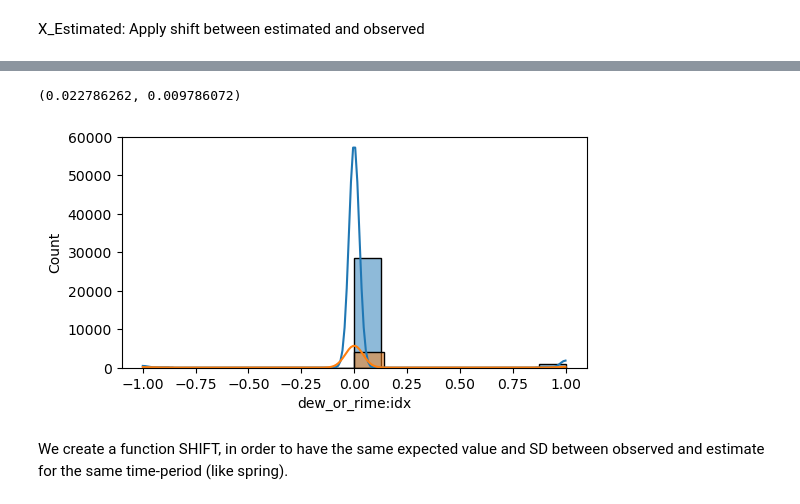
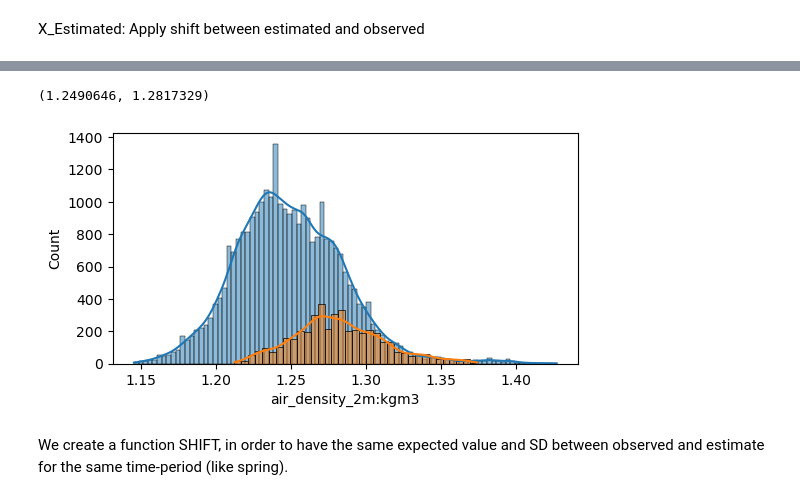
Before and after one commit to soricm/Time-Series-Forecasting-Solar-Energy-Production, a Jupyter notebook: Marijan/DATA-PROCESSING-CLEAN-Copy1.ipynb, the cells around one changed output, grey strips where cells are left out. Cells and saved outputs as stored; diff of their text form; code cells hidden in the pictures.

```diff
--- a/Marijan/DATA-PROCESSING-CLEAN-Copy1.ipynb
+++ b/Marijan/DATA-PROCESSING-CLEAN-Copy1.ipynb
@@ -627,16 +657,16 @@ X_test_estimated_c.shape[1],X_train_observed_c.shape[1]
 # %%
-i = 3
+i = 0
 
 fig, axes = plt.subplots(nrows=1, ncols=1, figsize=(6, 3))
 
 #sns.histplot(data=X_train_observed_a_est.loc[A_index21_est].iloc[:,i], kde=True)
 sns.histplot(data=X_train_observed_a.iloc[:,i], kde=True)
 sns.histplot(data=X_train_estimated_a.iloc[:,i], kde=True)
 
 X_train_observed_a.iloc[:,i].mean(), X_train_estimated_a.iloc[:,i].mean(),
 # %% [output]
-(0.022786262, 0.009786072)
+(1.2490646, 1.2817329)
-[figure, old version]
+[figure, new version]
 # %% [markdown]
 We create a function SHIFT, in order to have the same expected value and SD between observed and estimate for the same time-period (like spring).
 # %%
```
Also changed, not shown: parts of 18 cells of this notebook, 9 other files.
